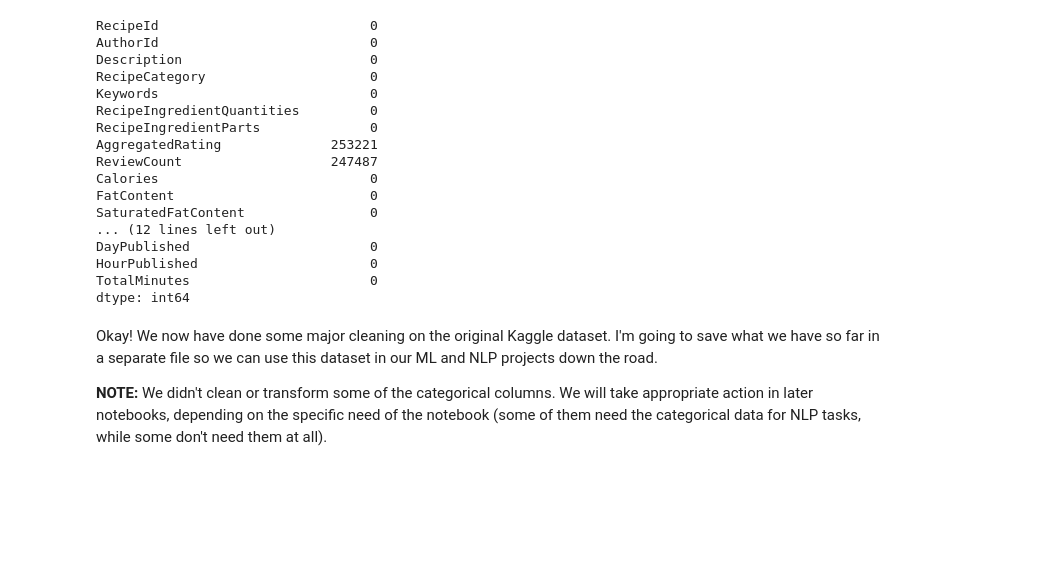
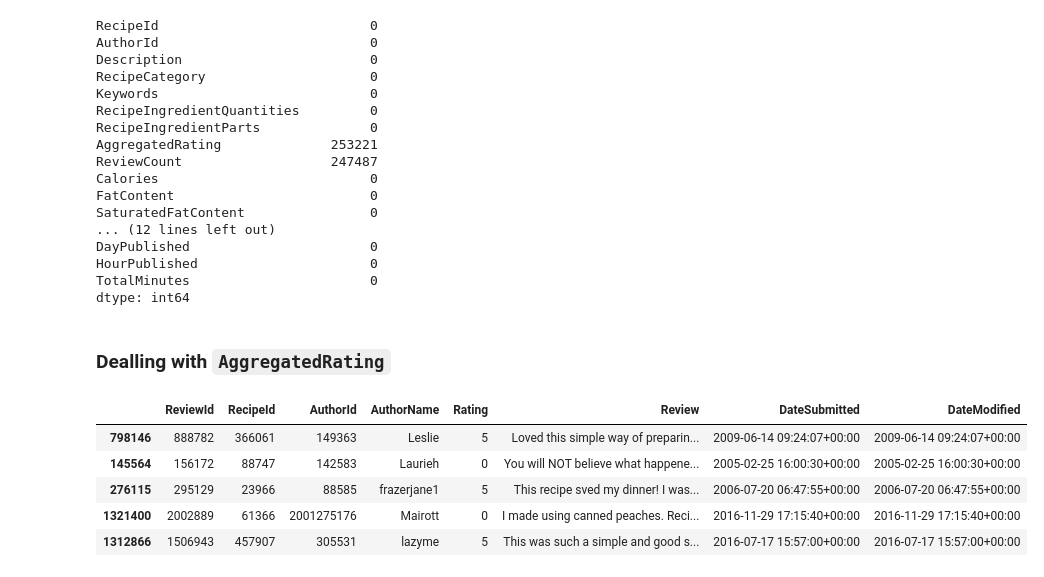
Before and after one commit to amirkiaml/DeepChef-BSTN-Capstone, a Jupyter notebook: Basic Data Cleaning.ipynb, the cells around one changed output. Drawn from its saved outputs; the diff is of its cells as text; code cells hidden in the pictures; blank space fills up the shorter version.

```diff
--- a/Basic Data Cleaning.ipynb
+++ b/Basic Data Cleaning.ipynb
@@ -1536,7 +1538,16 @@ DayPublished                       0
 HourPublished                      0
 TotalMinutes                       0
 dtype: int64
-# %% [markdown]
-Okay! We now have done some major cleaning on the original Kaggle dataset. I'm going to save what we have so far in a separate file so we can use this dataset in our ML and NLP projects down the road.
-
-**NOTE:** We didn't clean or transform some of the categorical columns. We will take appropriate action in later notebooks, depending on the specific need of the notebook (some of them need the categorical data for NLP tasks, while some don't need them at all).
+# %% [markdown]
+### Dealling with `AggregatedRating`
+# %%
+reviews = pd.read_parquet('../reviews.parquet')
+# %%
+reviews.sample(5)
+# %% [output]
+|  | ReviewId | RecipeId | AuthorId | AuthorName | Rating | Review | DateSubmitted | DateModified |
+| 798146 | 888782 | 366061 | 149363 | Leslie | 5 | Loved this simple way of preparin... | 2009-06-14 09:24:07+00:00 | 2009-06-14 09:24:07+00:00 |
+| 145564 | 156172 | 88747 | 142583 | Laurieh | 0 | You will NOT believe what happene... | 2005-02-25 16:00:30+00:00 | 2005-02-25 16:00:30+00:00 |
+| 276115 | 295129 | 23966 | 88585 | frazerjane1 | 5 | This recipe sved my dinner! I was... | 2006-07-20 06:47:55+00:00 | 2006-07-20 06:47:55+00:00 |
+| 1321400 | 2002889 | 61366 | 2001275176 | Mairott | 0 | I made using canned peaches. Reci... | 2016-11-29 17:15:40+00:00 | 2016-11-29 17:15:40+00:00 |
+| 1312866 | 1506943 | 457907 | 305531 | lazyme | 5 | This was such a simple and good s... | 2016-07-17 15:57:00+00:00 | 2016-07-17 15:57:00+00:00 |
```
Also changed, not shown: parts of 50 cells of this notebook.
